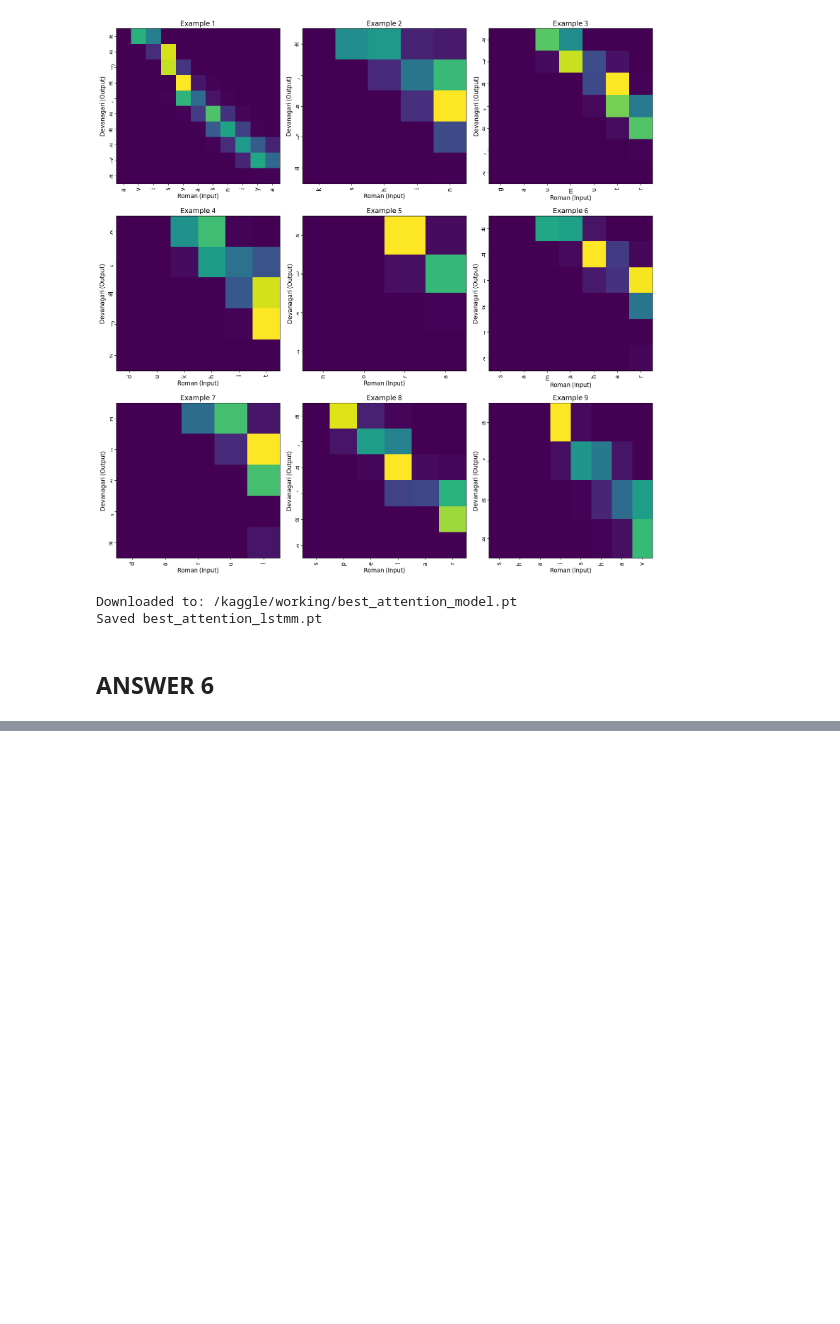
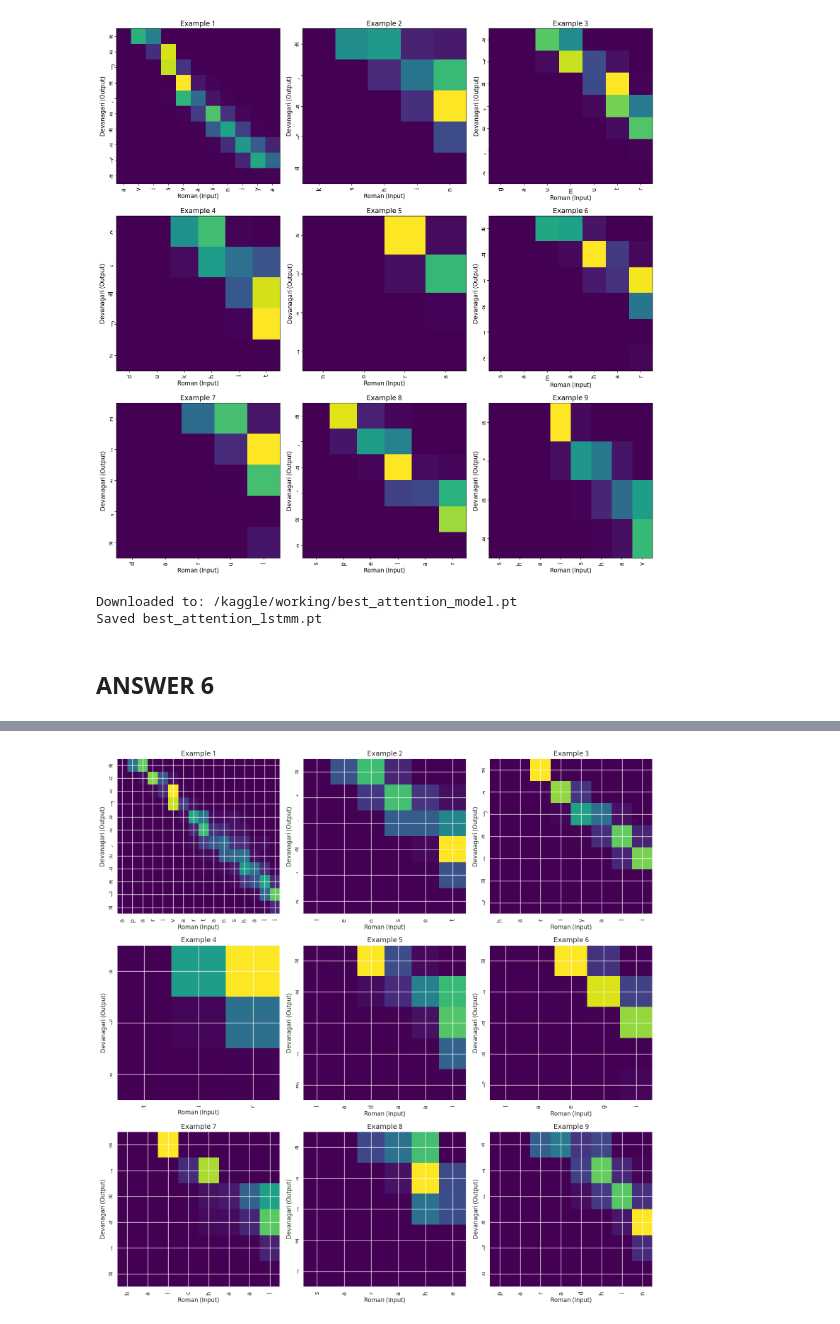
Before and after one commit to MK-Sindhu/ed24s401_dl_Assignment_3, a Jupyter notebook: Assignment3.ipynb, the cells around one changed output, grey strips where cells are left out. Drawn from its saved outputs; the diff is of its cells as text; code cells hidden in the pictures; blank space fills up the shorter version.

```diff
--- a/Assignment3.ipynb
+++ b/Assignment3.ipynb
@@ -2018,0 +1962,82 @@ plt.show()
+# %%
+import torch
+import matplotlib.pyplot as plt
+import pandas as pd
+import random
+
+from torch.utils.data import DataLoader
+import matplotlib.pyplot as plt
+import matplotlib.font_manager as fm
+import matplotlib as mpl
+
+# 1. Get Devanagari and Latin-compatible fonts
+devanagari_path = "/usr/share/fonts/truetype/noto/NotoSansDevanagari-Regular.ttf"
+latin_font_path = fm.findfont("DejaVu Sans")  # This returns the correct existing path
+
+# 2. Load them using FontProperties
+devanagari = fm.FontProperties(fname=devanagari_path)
+latin = fm.FontProperties(fname=latin_font_path)
+
+# 3. Apply fallback font family list
+mpl.rcParams['font.family'] = [devanagari.get_name(), latin.get_name()]
+
+# ✅ Confirm loaded fonts
+print("Fonts set:", mpl.rcParams['font.family'])
+
+# Ensure model is in eval mode and loaded
+model.load_state_dict(torch.load("best_attention_model2.pt"))
+model.eval()
+
+# Reverse vocab maps
+INV_SRC = {v: k for k, v in SRC_VOCAB.items()}
+INV_TGT = {v: k for k, v in TGT_VOCAB.items()}
+
+# Function to get attention weights
+def get_attentions(model, src_tensor, max_len=32):
+    model.eval()
+    with torch.no_grad():
+        enc_out, enc_h = model.encoder(src_tensor)
+        dec_h = model._init_decoder_hidden(enc_h)
+        inp = torch.full((1,), TGT_VOCAB['<sos>'], dtype=torch.long, device=DEVICE)
+        attentions = []
+        for _ in range(max_len):
+            logits, dec_h, attn = model.decoder(inp, dec_h, enc_out)
+            if attn is not None:
+                attentions.append(attn.squeeze(0))  # keep as torch tensor
+            inp = logits.argmax(1)
+        return torch.stack(attentions)  # shape: [tgt_len, src_len]
+
+# Sample 9 random examples from test data
+sample_loader = DataLoader(test_ds, batch_size=1, shuffle=True, collate_fn=collate_fn)
+samples = []
+for src, tgt in sample_loader:
+    samples.append((src, tgt))
+    if len(samples) == 9:
+        break
+
+# Plot 3x3 attention heatmaps
+fig, axes = plt.subplots(3, 3, figsize=(16, 16))
+plt.rcParams.update({'font.size': 12})
+for i, (src, tgt) in enumerate(samples):
+    src = src.to(DEVICE)
+    attn_weights = get_attentions(model, src)[1:]  # skip <sos> attention
+    src_tokens = [INV_SRC[idx.item()] for idx in src[0] if INV_SRC[idx.item()] not in ['<pad>', '<eos>']]
+    tgt_tokens = [INV_TGT[idx.item()] for idx in tgt[0] if INV_TGT[idx.item()] not in ['<pad>', '<sos>', '<eos>']]
+
+    # Clip attention to actual token lengths
+    attn_matrix = attn_weights[:len(tgt_tokens), :len(src_tokens)].cpu().numpy()
+
+    ax = axes[i // 3][i % 3]
+    im = ax.imshow(attn_matrix, cmap='viridis', aspect='auto')
+    ax.set_xticks(range(len(src_tokens)))
+    ax.set_yticks(range(len(tgt_tokens)))
+    ax.set_xticklabels(src_tokens, rotation=90, fontsize=12)
+    ax.set_yticklabels(tgt_tokens, fontsize=12)
+    ax.set_xlabel("Roman (Input)", fontsize=12)
+    ax.set_ylabel("Devanagari (Output)", fontsize=12)
+    ax.set_title(f"Example {i+1}", fontsize=14)
+fig.tight_layout()
+
+
+plt.show()
+# %% [output]
@@ -2018,0 +2045 @@ plt.show()
+[figure, added]
```
Also changed, not shown: parts of 14 cells of this notebook.
